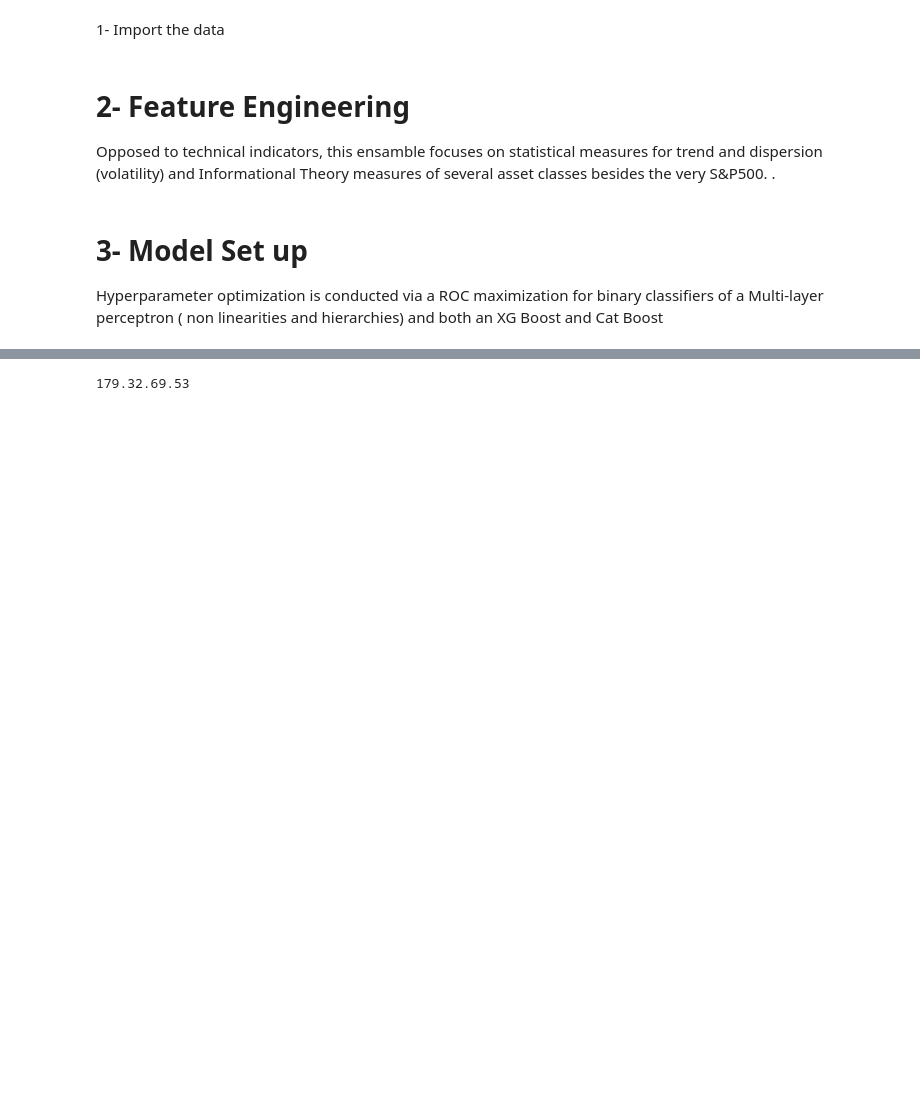
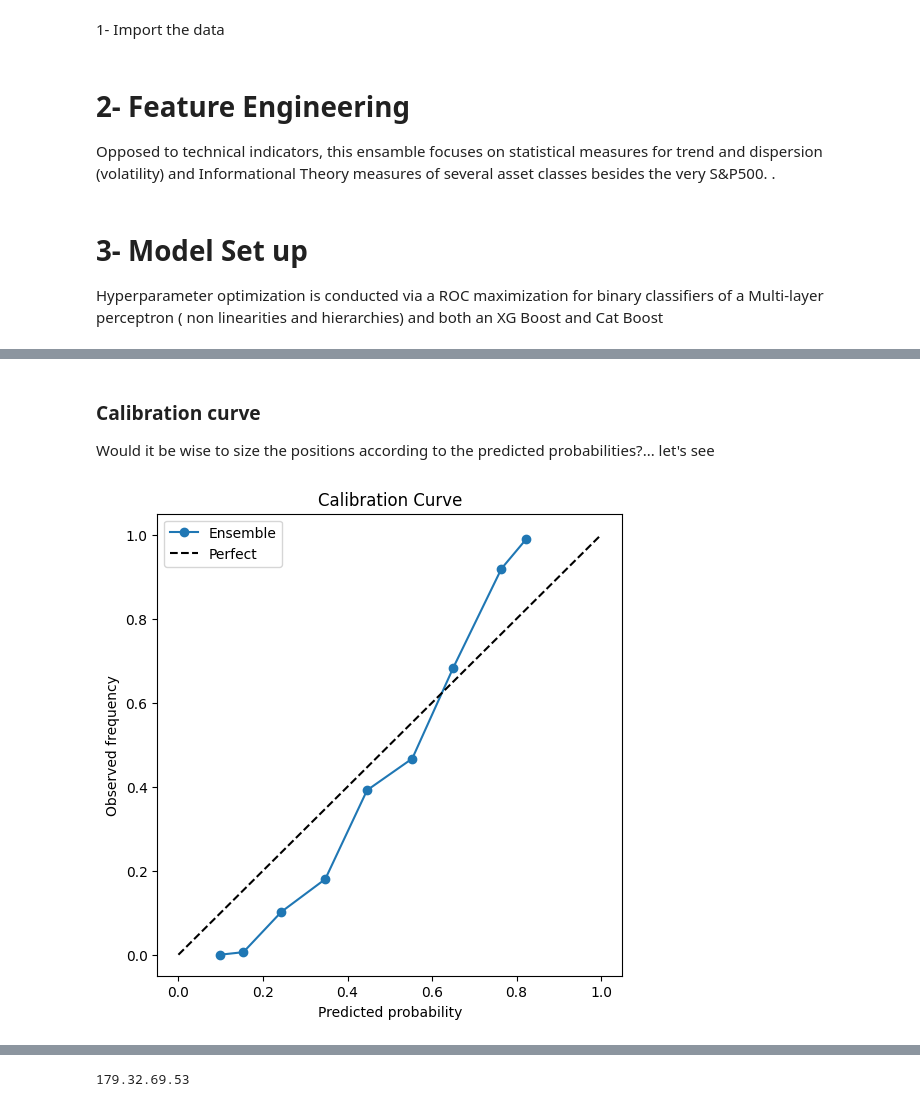
Before and after one commit to diego8acuervo/Hybrid-XG-CatBoost, a Jupyter notebook: notebooks/Hybrid XG-CatBoost-MLP.ipynb, the cells around one changed output, grey strips where cells are left out. Drawn from its saved outputs; the diff is of its cells as text; code cells hidden in the pictures; blank space fills up the shorter version.

```diff
--- a/notebooks/Hybrid XG-CatBoost-MLP.ipynb
+++ b/notebooks/Hybrid XG-CatBoost-MLP.ipynb
@@ -1003,0 +1089,14 @@ SyntaxError: invalid syntax (565457822.py, line 5)
+# %% [markdown]
+### Calibration curve
+Would it be wise to size the positions according to the predicted probabilities?... let's see
+# %%
+from sklearn.calibration import calibration_curve
+
+prob_true, prob_pred = calibration_curve(y_true, y_proba, n_bins=10)
+plt.figure(figsize=(6,6))
+plt.plot(prob_pred, prob_true, marker='o', label='Ensemble')
+plt.plot([0,1],[0,1],'k--', label='Perfect')
+plt.xlabel('Predicted probability'); plt.ylabel('Observed frequency')
+plt.title('Calibration Curve'); plt.legend(); plt.show()
+# %% [output]
+[figure, added]
```
Also changed, not shown: parts of 24 cells of this notebook, 10 other files.
